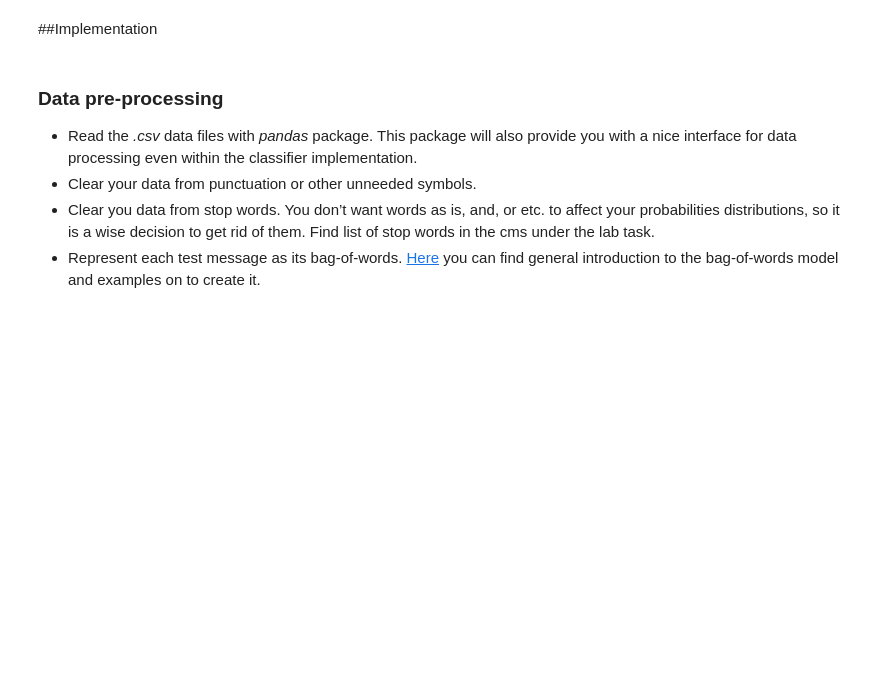
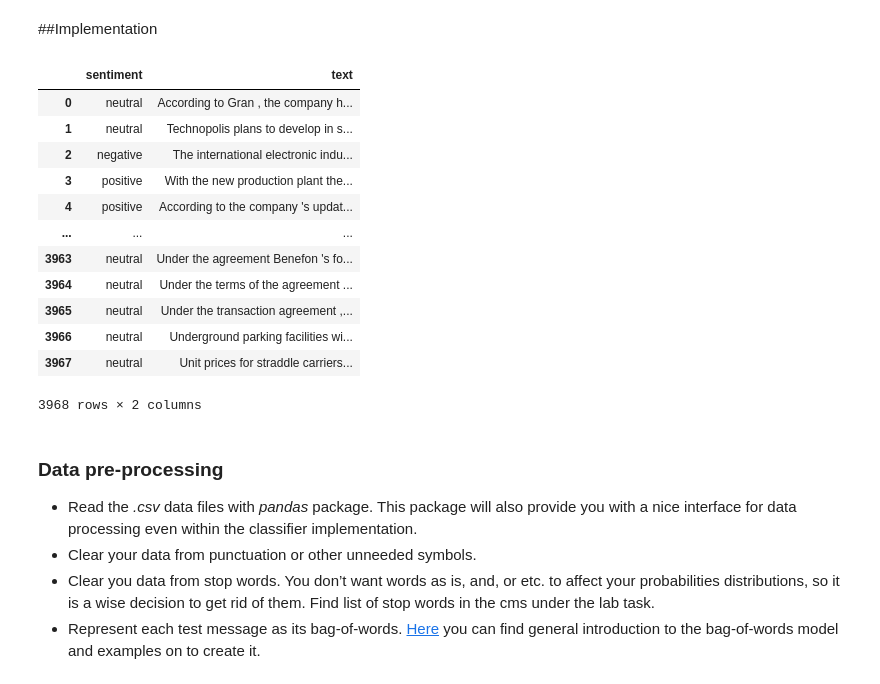
Before and after one commit to elem3ntary/naive-bayes-classifier, a Jupyter notebook: ByesClassif.ipynb, the cells around one changed output. Drawn from its saved outputs; the diff is of its cells as text; code cells hidden in the pictures; blank space fills up the shorter version.

```diff
--- a/ByesClassif.ipynb
+++ b/ByesClassif.ipynb
@@ -54,11 +54,27 @@ Each data set consists of two files: *train.csv* and *test.csv*. The first one y
 # %%
 import pandas as pd
 from typing import List
 from collections import Counter
 from string import punctuation
 from nltk.stem import PorterStemmer
 
 ps = PorterStemmer()
+df = pd.read_csv("train.csv")
+df
+# %% [output]
+|  | sentiment | text |
+| 0 | neutral | According to Gran , the company h... |
+| 1 | neutral | Technopolis plans to develop in s... |
+| 2 | negative | The international electronic indu... |
+| 3 | positive | With the new production plant the... |
+| 4 | positive | According to the company 's updat... |
+| ... | ... | ... |
+| 3963 | neutral | Under the agreement Benefon 's fo... |
+| 3964 | neutral | Under the terms of the agreement ... |
+| 3965 | neutral | Under the transaction agreement ,... |
+| 3966 | neutral | Underground parking facilities wi... |
+| 3967 | neutral | Unit prices for straddle carriers... |
+3968 rows × 2 columns
 # %% [markdown]
 ### Data pre-processing
 * Read the *.csv* data files with *pandas* package. This package will also provide you with a nice interface for data processing even within the classifier implementation.
```
Also changed, not shown: parts of 6 cells of this notebook, 4 other files.
